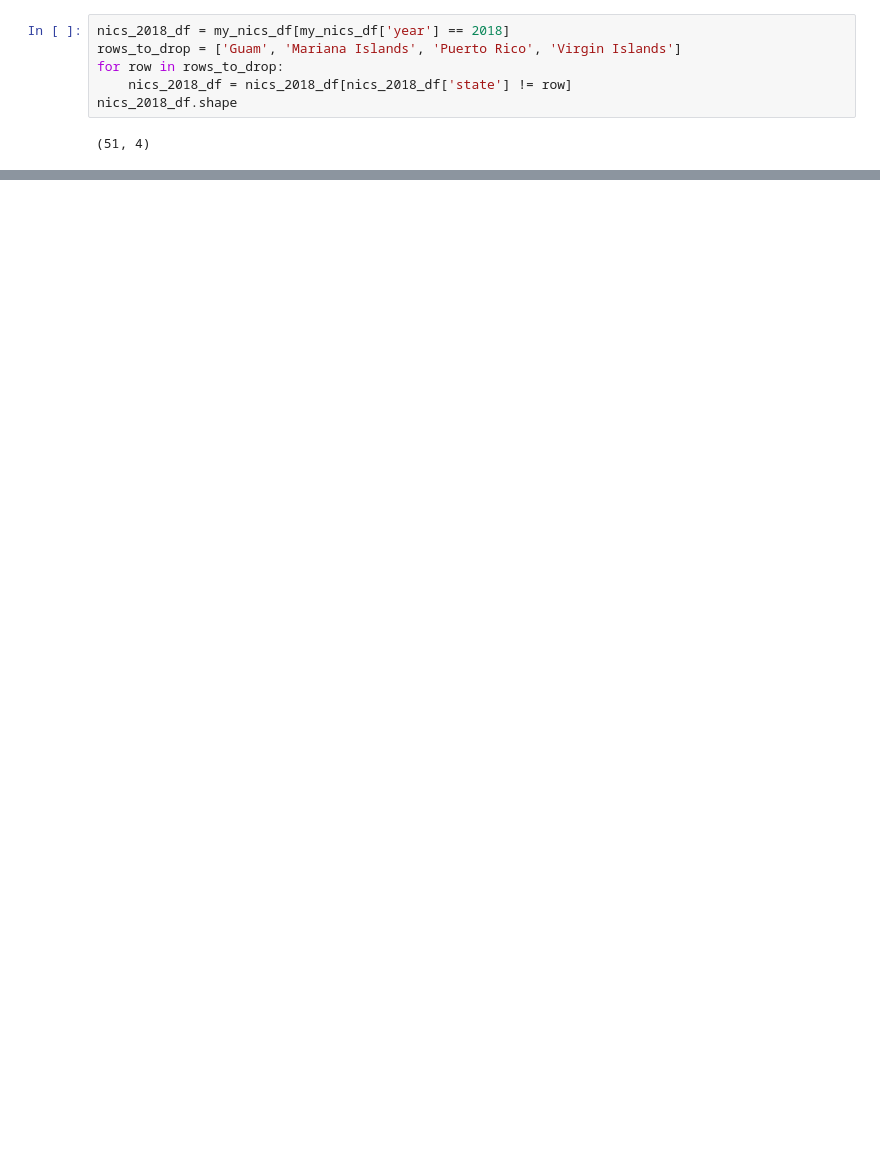
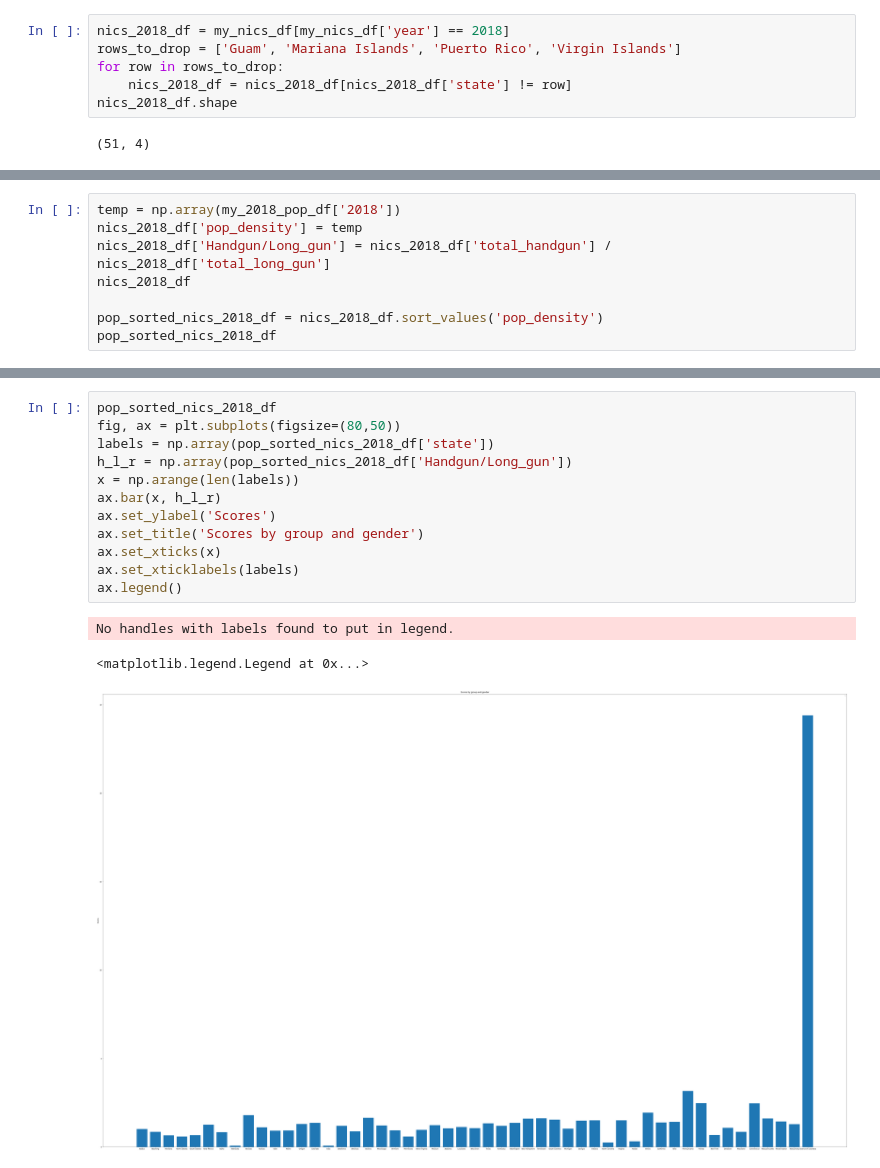
Before and after one commit to RellikDog/Capstone1, a Jupyter notebook: test.ipynb, the cells around one changed output, grey strips where cells are left out. Cells and saved outputs as stored; diff of their text form; blank space fills up the shorter version.

```diff
--- a/test.ipynb
+++ b/test.ipynb
@@ -81,0 +98,8 @@ nics_2018_df.shape
+# %%
+temp = np.array(my_2018_pop_df['2018'])
+nics_2018_df['pop_density'] = temp
+nics_2018_df['Handgun/Long_gun'] = nics_2018_df['total_handgun'] / nics_2018_df['total_long_gun']
+nics_2018_df
+
+pop_sorted_nics_2018_df = nics_2018_df.sort_values('pop_density')
+pop_sorted_nics_2018_df
@@ -81,0 +124,16 @@ nics_2018_df.shape
+# %%
+pop_sorted_nics_2018_df
+fig, ax = plt.subplots(figsize=(80,50))
+labels = np.array(pop_sorted_nics_2018_df['state'])
+h_l_r = np.array(pop_sorted_nics_2018_df['Handgun/Long_gun'])
+x = np.arange(len(labels))
+ax.bar(x, h_l_r)
+ax.set_ylabel('Scores')
+ax.set_title('Scores by group and gender')
+ax.set_xticks(x)
+ax.set_xticklabels(labels)
+ax.legend()
+# %% [output]
+No handles with labels found to put in legend.
+<matplotlib.legend.Legend at 0x...>
+[figure, added]
```
Also changed, not shown: parts of 5 cells of this notebook, 1 other file.
